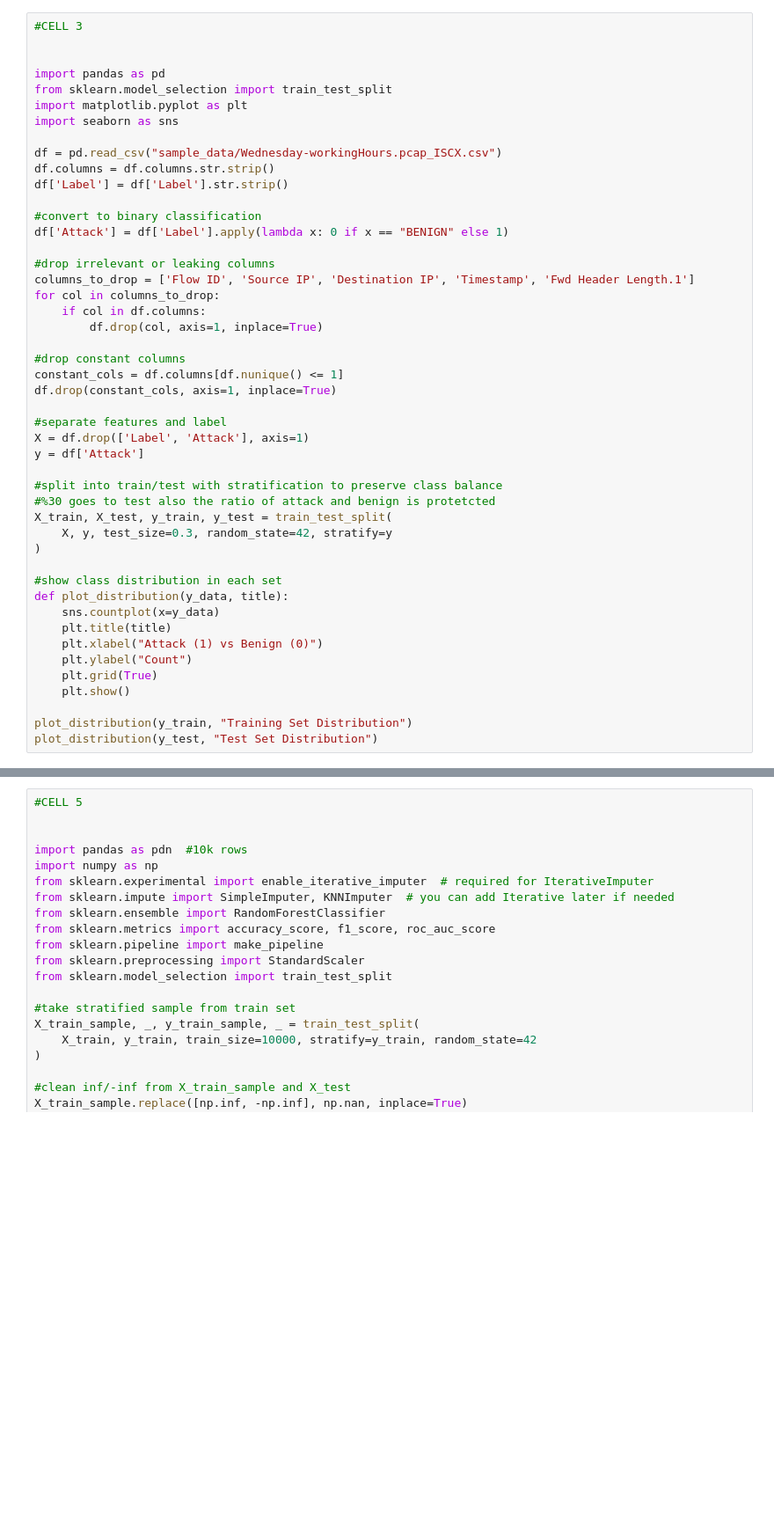
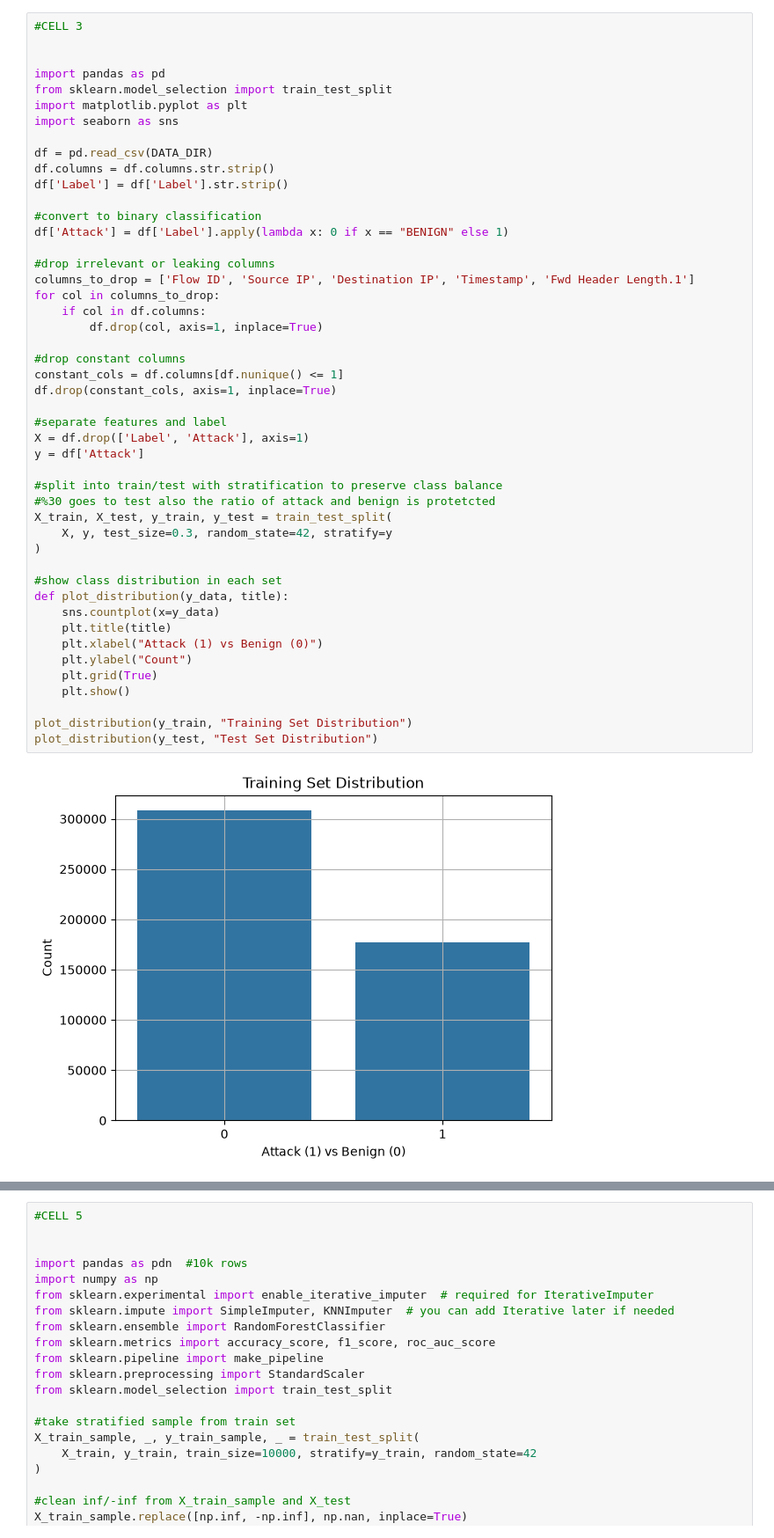
Before and after one commit to AlexanderZandman/network-security-analysis, a Jupyter notebook: lab-1/DoS_ppipeline_finalversion.ipynb, the cells around one changed output, grey strips where cells are left out. Shown at 88% size. Drawn from its saved outputs; the diff is of its cells as text; blank space fills up the shorter version.

```diff
--- a/lab-1/DoS_ppipeline_finalversion.ipynb
+++ b/lab-1/DoS_ppipeline_finalversion.ipynb
@@ -58,7 +70,7 @@ from sklearn.model_selection import train_test_split
 import matplotlib.pyplot as plt
 import seaborn as sns
 
-df = pd.read_csv("sample_data/Wednesday-workingHours.pcap_ISCX.csv")
+df = pd.read_csv(DATA_DIR)
 df.columns = df.columns.str.strip()
 df['Label'] = df['Label'].str.strip()
 
@@ -69,30 +81,32 @@ df['Attack'] = df['Label'].apply(lambda x: 0 if x == "BENIGN" else 1)
 columns_to_drop = ['Flow ID', 'Source IP', 'Destination IP', 'Timestamp', 'Fwd Header Length.1']
 for col in columns_to_drop:
     if col in df.columns:
         df.drop(col, axis=1, inplace=True)
 
 #drop constant columns
 constant_cols = df.columns[df.nunique() <= 1]
 df.drop(constant_cols, axis=1, inplace=True)
 
 #separate features and label
 X = df.drop(['Label', 'Attack'], axis=1)
 y = df['Attack']
 
 #split into train/test with stratification to preserve class balance
 #%30 goes to test also the ratio of attack and benign is protetcted
 X_train, X_test, y_train, y_test = train_test_split(
     X, y, test_size=0.3, random_state=42, stratify=y
 )
 
 #show class distribution in each set
 def plot_distribution(y_data, title):
     sns.countplot(x=y_data)
     plt.title(title)
     plt.xlabel("Attack (1) vs Benign (0)")
     plt.ylabel("Count")
     plt.grid(True)
     plt.show()
 
 plot_distribution(y_train, "Training Set Distribution")
 plot_distribution(y_test, "Test Set Distribution")
+# %% [output]
+[figure, added]
```
Also changed, not shown: parts of 7 cells of this notebook, 2 other files.
